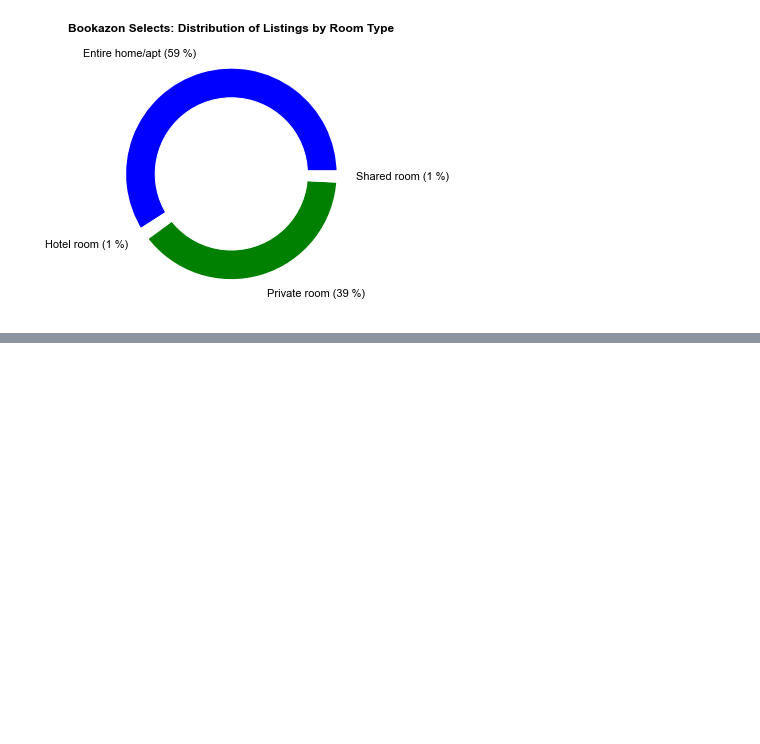
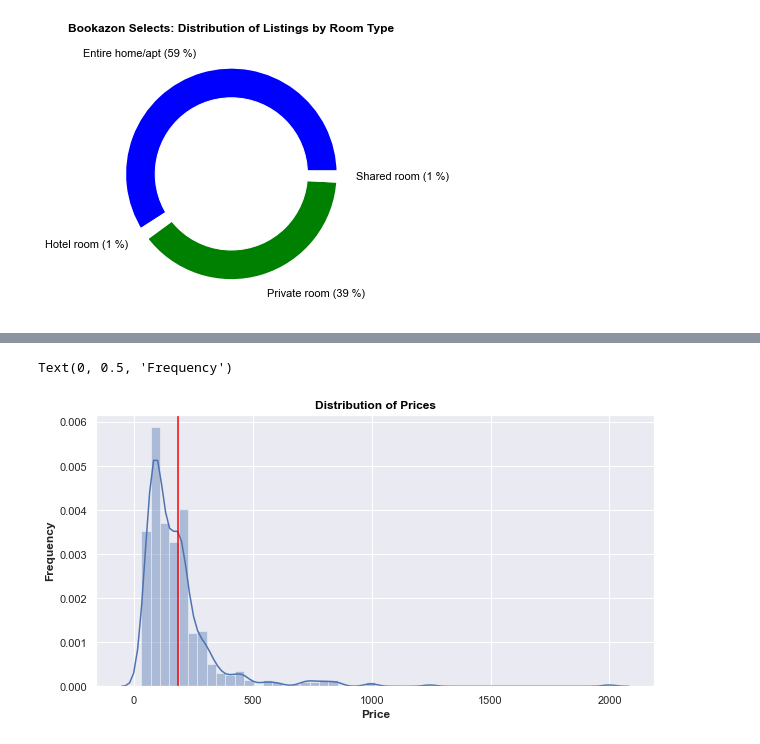
Before and after one commit to jon-ayala/JONATHANAYALA-CAPSTONE2, a Jupyter notebook: nyc-airbnb.ipynb, the cells around one changed output, grey strips where cells are left out. Cells and saved outputs as stored; diff of their text form; code cells hidden in the pictures; blank space fills up the shorter version.

```diff
--- a/nyc-airbnb.ipynb
+++ b/nyc-airbnb.ipynb
@@ -1182,0 +1190,16 @@ plt.show()
+# %%
+mn = manhattan_prime['price'].mean()
+# mn
+
+sns.distplot(x)
+
+# plt.axvline(mean, distance from x axis, length of line, color = 'red')
+# we choose 1 as length of line because it's max value of a histogram
+
+plt.axvline(mn,0, 1, color = 'red')
+plt.title('Distribution of Prices', fontweight='bold')
+plt.xlabel('Price', fontweight='bold')
+plt.ylabel('Frequency', fontweight='bold')
+# %% [output]
+Text(0, 0.5, 'Frequency')
+[figure, added]
```
Also changed, not shown: parts of 7 cells of this notebook, 6 other files.
